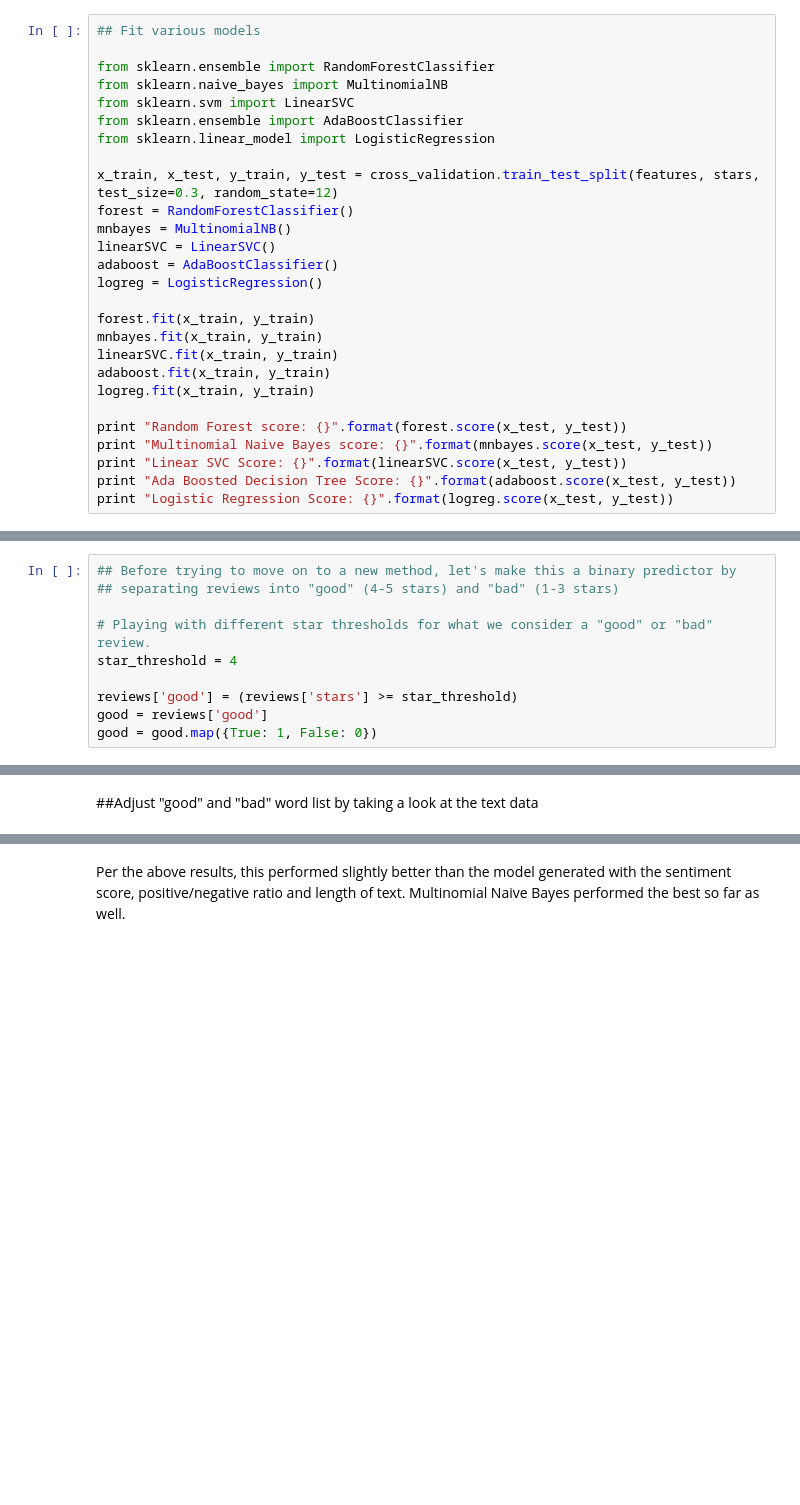
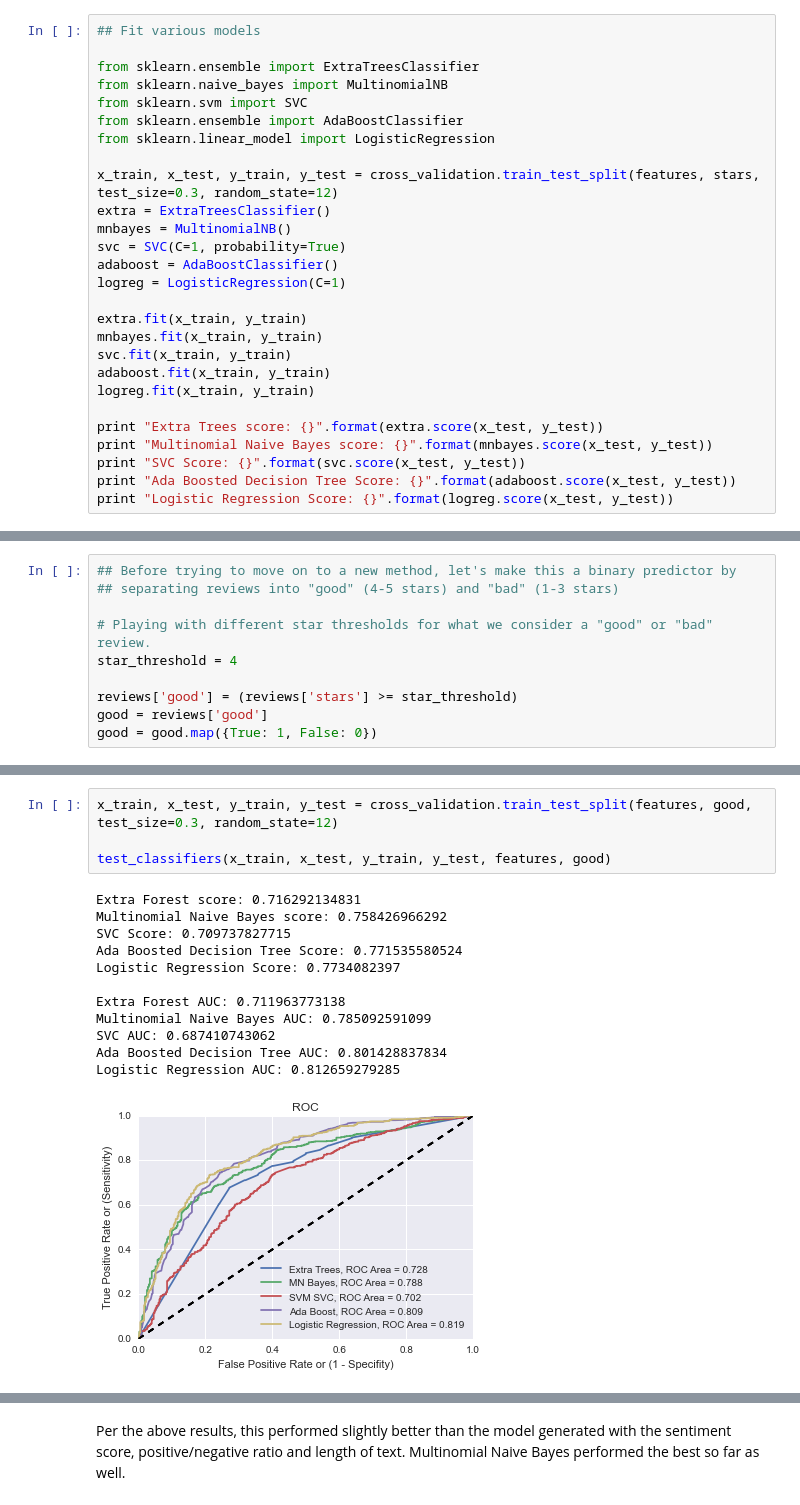
Before and after one commit to samchu8/Final-Project, a Jupyter notebook: Yelp Review Text Analysis - nltk.ipynb, the cells around one changed output, grey strips where cells are left out. Cells and saved outputs as stored; diff of their text form; blank space fills up the shorter version.

```diff
--- a/Yelp Review Text Analysis - nltk.ipynb
+++ b/Yelp Review Text Analysis - nltk.ipynb
@@ -222,28 +224,28 @@ from sklearn.cross_validation import cross_val_score
 # %%
 ## Fit various models
 
-from sklearn.ensemble import RandomForestClassifier
+from sklearn.ensemble import ExtraTreesClassifier
 from sklearn.naive_bayes import MultinomialNB
-from sklearn.svm import LinearSVC
+from sklearn.svm import SVC
 from sklearn.ensemble import AdaBoostClassifier
 from sklearn.linear_model import LogisticRegression
 
 x_train, x_test, y_train, y_test = cross_validation.train_test_split(features, stars, test_size=0.3, random_state=12)
-forest = RandomForestClassifier()
+extra = ExtraTreesClassifier()
 mnbayes = MultinomialNB()
-linearSVC = LinearSVC()
+svc = SVC(C=1, probability=True)
 adaboost = AdaBoostClassifier()
-logreg = LogisticRegression()
+logreg = LogisticRegression(C=1)
 
-forest.fit(x_train, y_train)
+extra.fit(x_train, y_train)
 mnbayes.fit(x_train, y_train)
-linearSVC.fit(x_train, y_train)
+svc.fit(x_train, y_train)
 adaboost.fit(x_train, y_train)
 logreg.fit(x_train, y_train)
 
-print "Random Forest score: {}".format(forest.score(x_test, y_test))
+print "Extra Trees score: {}".format(extra.score(x_test, y_test))
 print "Multinomial Naive Bayes score: {}".format(mnbayes.score(x_test, y_test))
-print "Linear SVC Score: {}".format(linearSVC.score(x_test, y_test))
+print "SVC Score: {}".format(svc.score(x_test, y_test))
 print "Ada Boosted Decision Tree Score: {}".format(adaboost.score(x_test, y_test))
 print "Logistic Regression Score: {}".format(logreg.score(x_test, y_test))
 # %% [output]
@@ -298,2 +314,17 @@ Logistic Regression AUC: 0.812701576286
-# %% [markdown]
-##Adjust "good" and "bad" word list by taking a look at the text data
+# %%
+x_train, x_test, y_train, y_test = cross_validation.train_test_split(features, good, test_size=0.3, random_state=12)
+
+test_classifiers(x_train, x_test, y_train, y_test, features, good)
+# %% [output]
+Extra Forest score: 0.716292134831
+Multinomial Naive Bayes score: 0.758426966292
+SVC Score: 0.709737827715
+Ada Boosted Decision Tree Score: 0.771535580524
+Logistic Regression Score: 0.7734082397
+
+Extra Forest AUC: 0.711963773138
+Multinomial Naive Bayes AUC: 0.785092591099
+SVC AUC: 0.687410743062
+Ada Boosted Decision Tree AUC: 0.801428837834
+Logistic Regression AUC: 0.812659279285
+[figure, added]
```
Also changed, not shown: parts of 31 cells of this notebook.
